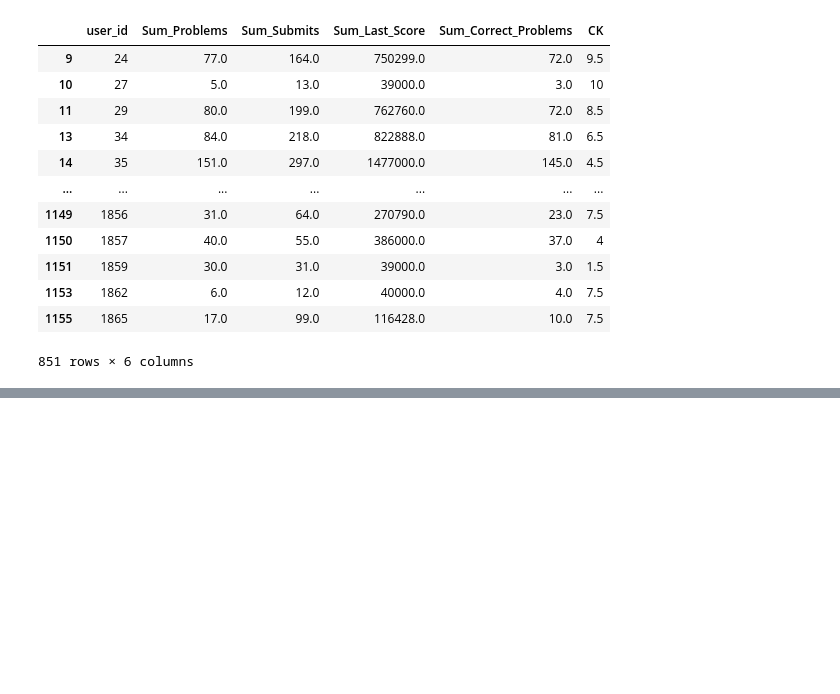
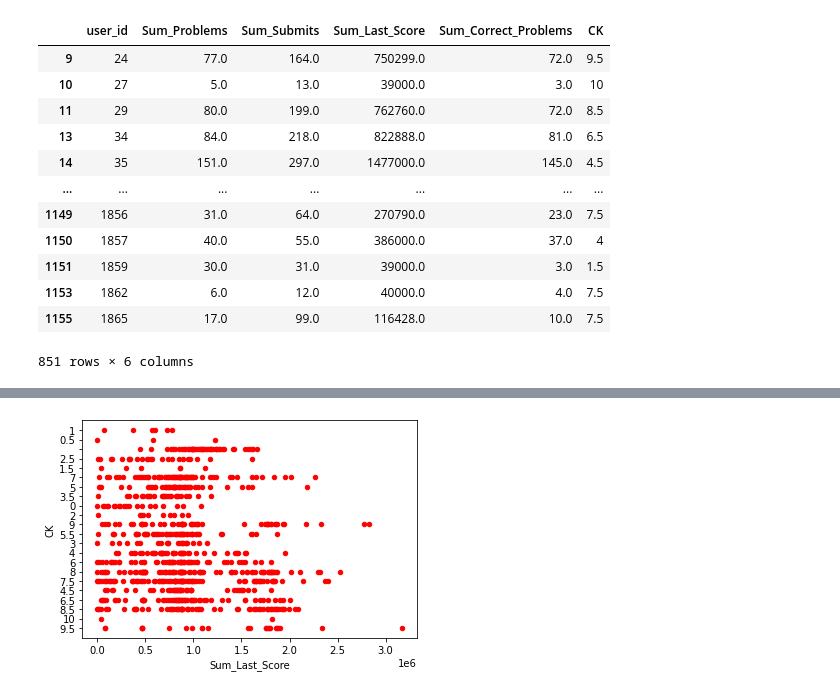
Before and after one commit to PhanTung-06/CS114.L21, a Jupyter notebook: ProcessDataWecode/data_discovery.ipynb, the cells around one changed output, grey strips where cells are left out. Drawn from its saved outputs; the diff is of its cells as text; code cells hidden in the pictures; blank space fills up the shorter version.

```diff
--- a/ProcessDataWecode/data_discovery.ipynb
+++ b/ProcessDataWecode/data_discovery.ipynb
@@ -264,0 +275,5 @@ data_merge
+# %%
+data_merge.plot(kind='scatter',x='Sum_Last_Score',y='CK',color='red')
+plt.show()
+# %% [output]
+[figure, added]
```
Also changed, not shown: parts of 4 cells of this notebook.
